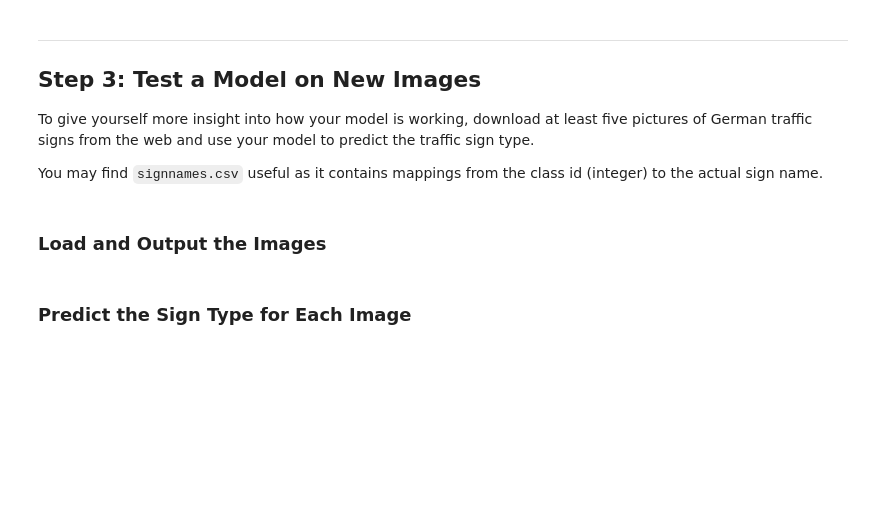
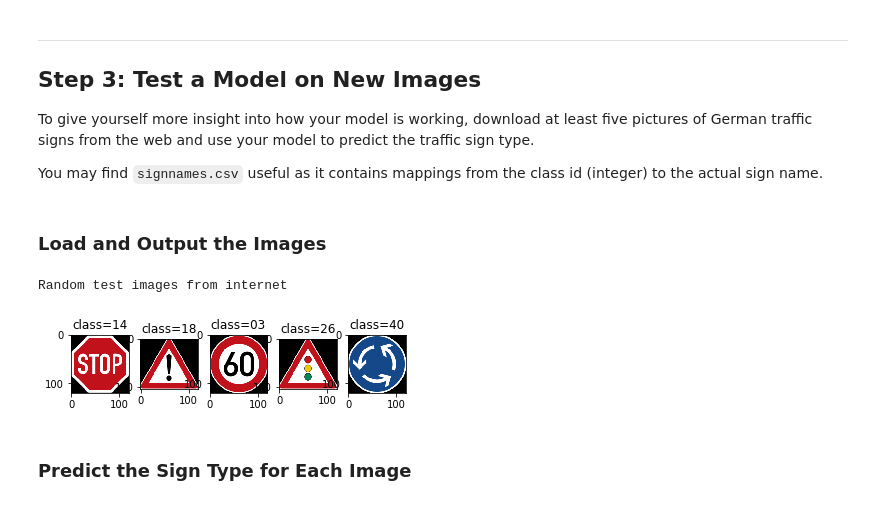
Before and after one commit to nitheeshkl/Udacity_CarND_TrafficSignClassifier, a Jupyter notebook: Traffic_Sign_Classifier.ipynb, the cells around one changed output. Saved outputs shown, nothing was run; the diff lists cells and outputs as text; code cells hidden in the pictures; blank space fills up the shorter version.

Commit message:
load test images from internet
Signed-off-by: Nitheesh K L <nitheesh.k.l@intel.com>

```diff
--- a/Traffic_Sign_Classifier.ipynb
+++ b/Traffic_Sign_Classifier.ipynb
@@ -326,3 +323,41 @@ You may find `signnames.csv` useful as it contains mappings from the class id (i
+# %%
+### Load the images and plot them here.
+### Feel free to use as many code cells as needed.
+import matplotlib.pyplot as plt
+%matplotlib inline
+
+import tensorflow as tf
+import numpy as np
+import cv2
+import os
+
+
+test_img_dir = "./test_dataset"
+test_img_files = os.listdir(test_img_dir)
+test_img_list = []
+test_img_labels = []
+# print("test img files = %s" % test_img_files)
+
+fig, axes = plt.subplots(nrows=1, ncols=5)
+axes = axes.flatten()
+i = 0
+for f in test_img_files:
+    img = cv2.imread(test_img_dir + "/" + f)
+    #print(type(img))
+    lbl = os.path.splitext(f)[0]
+    #print(type(lbl))
+    test_img_list.append(img)
+    test_img_labels.append(lbl)
+    axes[i].imshow(cv2.cvtColor(img, cv2.COLOR_BGR2RGB))
+    axes[i].set_title(("class=%s"%(lbl)))
+    i=i+1
+
+#print("text img labels = %s" % test_img_labels)
+print("Random test images from internet")
+plt.show()
+# %% [output]
+Random test images from internet
+[figure, added]
 # %% [markdown]
 ### Predict the Sign Type for Each Image
 # %%
```
Also changed, not shown: parts of 1 cell of this notebook, 5 other files.
